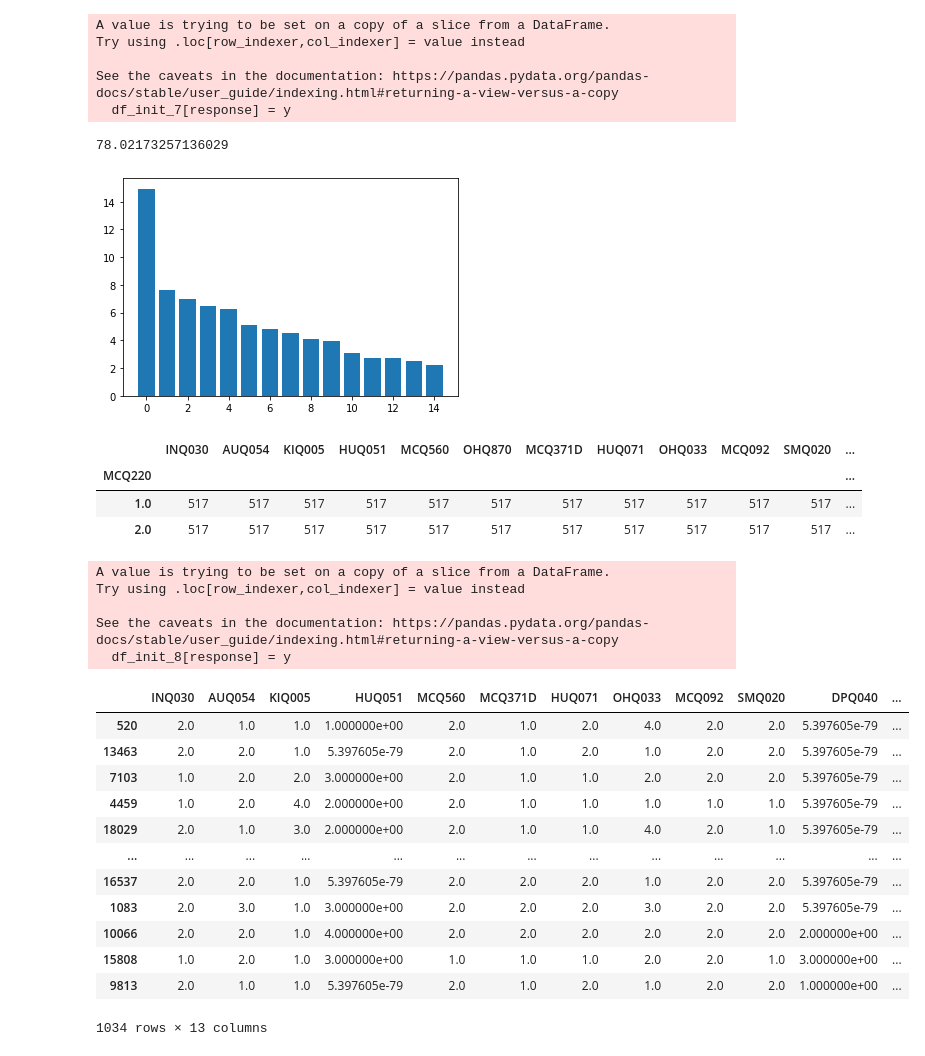
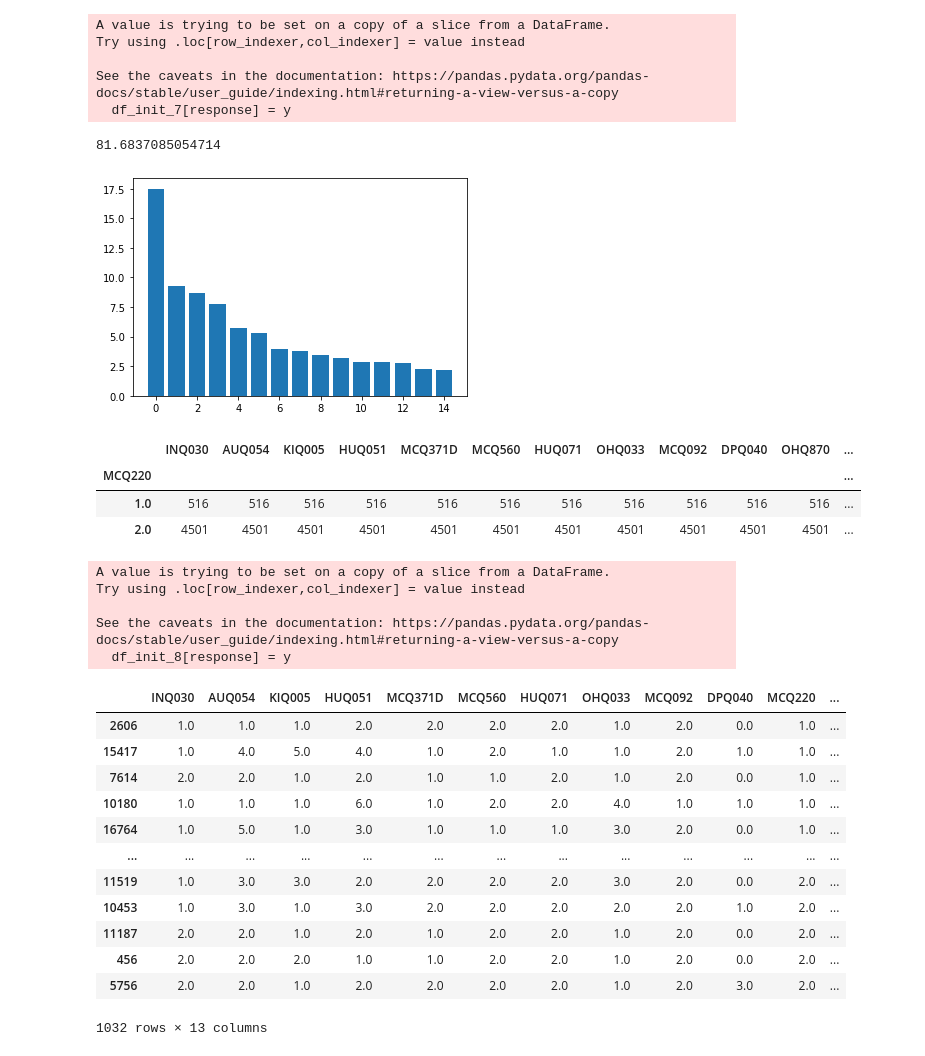
Before and after one commit to nglahani/ML_RPA_Use_Case, a Jupyter notebook: Python/Data_Test.ipynb, the cells around one changed output. Cells and saved outputs as stored; diff of their text form; code cells hidden in the pictures.

```diff
--- a/Python/Data_Test.ipynb
+++ b/Python/Data_Test.ipynb
@@ -81,6 +81,4 @@ df_init = df_init.select_dtypes(exclude=['object'])
 df_init = df_init.drop_duplicates(subset = 'SEQN', keep = 'last')
 
 #Exclude C Columns
-df_init = df_init.loc[:, ~df_init.columns.str.endswith('C')]
-
-df_init
+df_init = df_init.loc[:, ~df_init.columns.str.endswith('C')].round()
@@ -250,8 +234,8 @@ plt.bar(np.arange(0, 15), percents[:15], align='center')
 
 np.sum(percents[:15])
 # %% [output]
-78.02173257136029
+81.6837085054714
-[figure, old version]
+[figure, new version]
 # %%
 #Random Forest Classifier for Feature Selection
 
@@ -308,49 +292,49 @@ np.sum(percents[:15])
 # %%
 df_init_7.groupby('MCQ220').count()
 # %% [output]
-|  | INQ030 | AUQ054 | KIQ005 | HUQ051 | MCQ560 | OHQ870 | MCQ371D | HUQ071 | OHQ033 | MCQ092 | SMQ020 | ... |
+|  | INQ030 | AUQ054 | KIQ005 | HUQ051 | MCQ371D | MCQ560 | HUQ071 | OHQ033 | MCQ092 | DPQ040 | OHQ870 | ... |
 | MCQ220 |  |  |  |  |  |  |  |  |  |  |  | ... |
-| 1.0 | 517 | 517 | 517 | 517 | 517 | 517 | 517 | 517 | 517 | 517 | 517 | ... |
-| 2.0 | 517 | 517 | 517 | 517 | 517 | 517 | 517 | 517 | 517 | 517 | 517 | ... |
+| 1.0 | 516 | 516 | 516 | 516 | 516 | 516 | 516 | 516 | 516 | 516 | 516 | ... |
+| 2.0 | 4501 | 4501 | 4501 | 4501 | 4501 | 4501 | 4501 | 4501 | 4501 | 4501 | 4501 | ... |
 # %%
 #Filter Values for Even Number of Rows and Columns
 
 # SMOTE Sampling/ ADASYN Sampling
 
 #Filter Dataset to Remove 9 and get even sampling of data
 
 df_init_8 = df_init_7
 
 df_init_8[response] = y
 
 df_init_8 = df_init_8[df_init_8.MCQ220 != 9]
 
-df_init_8 = df_init_8.groupby('MCQ220').sample(n= 517)
+df_init_8 = df_init_8.groupby('MCQ220').sample(n= 516)
 
 # Drop Datasets After Observations
 
-df_init_8 = df_init_8.drop(['OHQ870', 'MCQ371A'], axis=1)
+df_init_8 = df_init_8.drop(['OHQ870', 'INDFMMPI'], axis=1)
 
 df_init_8
 # %% [output]
 A value is trying to be set on a copy of a slice from a DataFrame.
 Try using .loc[row_indexer,col_indexer] = value instead
 
 See the caveats in the documentation: https://pandas.pydata.org/pandas-docs/stable/user_guide/indexing.html#returning-a-view-versus-a-copy
   df_init_8[response] = y
-|  | INQ030 | AUQ054 | KIQ005 | HUQ051 | MCQ560 | MCQ371D | HUQ071 | OHQ033 | MCQ092 | SMQ020 | DPQ040 | ... |
-| 520 | 2.0 | 1.0 | 1.0 | 1.000000e+00 | 2.0 | 1.0 | 2.0 | 4.0 | 2.0 | 2.0 | 5.397605e-79 | ... |
-| 13463 | 2.0 | 2.0 | 1.0 | 5.397605e-79 | 2.0 | 1.0 | 2.0 | 1.0 | 2.0 | 2.0 | 5.397605e-79 | ... |
-| 7103 | 1.0 | 2.0 | 2.0 | 3.000000e+00 | 2.0 | 1.0 | 1.0 | 2.0 | 2.0 | 2.0 | 5.397605e-79 | ... |
-| 4459 | 1.0 | 2.0 | 4.0 | 2.000000e+00 | 2.0 | 1.0 | 1.0 | 1.0 | 1.0 | 1.0 | 5.397605e-79 | ... |
-| 18029 | 2.0 | 1.0 | 3.0 | 2.000000e+00 | 2.0 | 1.0 | 1.0 | 4.0 | 2.0 | 1.0 | 5.397605e-79 | ... |
+|  | INQ030 | AUQ054 | KIQ005 | HUQ051 | MCQ371D | MCQ560 | HUQ071 | OHQ033 | MCQ092 | DPQ040 | MCQ220 | ... |
+| 2606 | 1.0 | 1.0 | 1.0 | 2.0 | 2.0 | 2.0 | 2.0 | 1.0 | 2.0 | 0.0 | 1.0 | ... |
+| 15417 | 1.0 | 4.0 | 5.0 | 4.0 | 1.0 | 2.0 | 1.0 | 1.0 | 2.0 | 1.0 | 1.0 | ... |
+| 7614 | 2.0 | 2.0 | 1.0 | 2.0 | 1.0 | 1.0 | 2.0 | 1.0 | 2.0 | 0.0 | 1.0 | ... |
+| 10180 | 1.0 | 1.0 | 1.0 | 6.0 | 1.0 | 2.0 | 2.0 | 4.0 | 1.0 | 1.0 | 1.0 | ... |
+| 16764 | 1.0 | 5.0 | 1.0 | 3.0 | 1.0 | 1.0 | 1.0 | 3.0 | 2.0 | 0.0 | 1.0 | ... |
 | ... | ... | ... | ... | ... | ... | ... | ... | ... | ... | ... | ... | ... |
-| 16537 | 2.0 | 2.0 | 1.0 | 5.397605e-79 | 2.0 | 2.0 | 2.0 | 1.0 | 2.0 | 2.0 | 5.397605e-79 | ... |
-| 1083 | 2.0 | 3.0 | 1.0 | 3.000000e+00 | 2.0 | 2.0 | 2.0 | 3.0 | 2.0 | 2.0 | 5.397605e-79 | ... |
-| 10066 | 2.0 | 2.0 | 1.0 | 4.000000e+00 | 2.0 | 2.0 | 2.0 | 2.0 | 2.0 | 2.0 | 2.000000e+00 | ... |
-| 15808 | 1.0 | 2.0 | 1.0 | 3.000000e+00 | 1.0 | 1.0 | 1.0 | 2.0 | 2.0 | 1.0 | 3.000000e+00 | ... |
-| 9813 | 2.0 | 1.0 | 1.0 | 5.397605e-79 | 2.0 | 1.0 | 2.0 | 1.0 | 2.0 | 2.0 | 1.000000e+00 | ... |
+| 11519 | 1.0 | 3.0 | 3.0 | 2.0 | 2.0 | 2.0 | 2.0 | 3.0 | 2.0 | 0.0 | 2.0 | ... |
+| 10453 | 1.0 | 3.0 | 1.0 | 3.0 | 2.0 | 2.0 | 2.0 | 2.0 | 2.0 | 1.0 | 2.0 | ... |
+| 11187 | 2.0 | 2.0 | 1.0 | 2.0 | 1.0 | 2.0 | 2.0 | 1.0 | 2.0 | 0.0 | 2.0 | ... |
+| 456 | 2.0 | 2.0 | 2.0 | 1.0 | 1.0 | 2.0 | 2.0 | 1.0 | 2.0 | 0.0 | 2.0 | ... |
+| 5756 | 2.0 | 2.0 | 1.0 | 2.0 | 2.0 | 2.0 | 2.0 | 1.0 | 2.0 | 3.0 | 2.0 | ... |
-1034 rows × 13 columns
+1032 rows × 13 columns
 # %%
 # LOGISTIC REGRESSION MODEL
 X = df_init_8.loc[:, df_init_8.columns != response]
```
Also changed, not shown: parts of 13 cells of this notebook, 15 other files.
